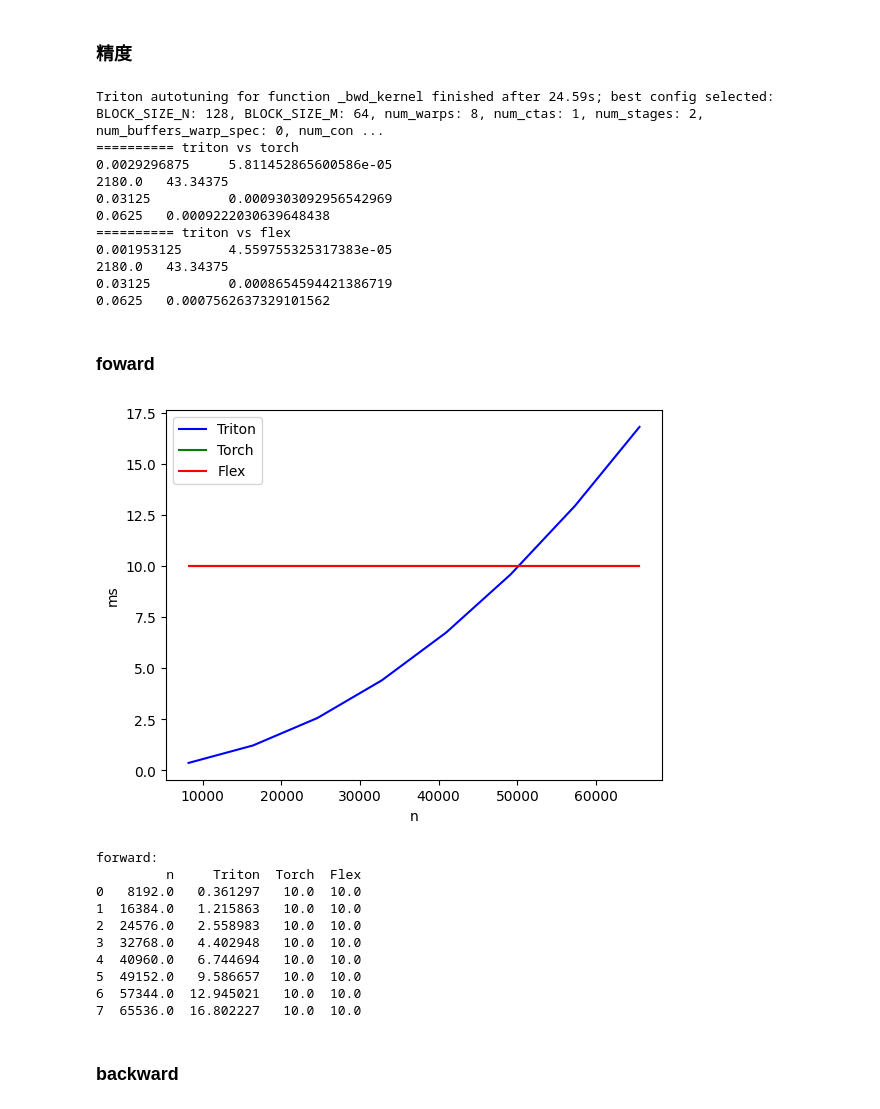
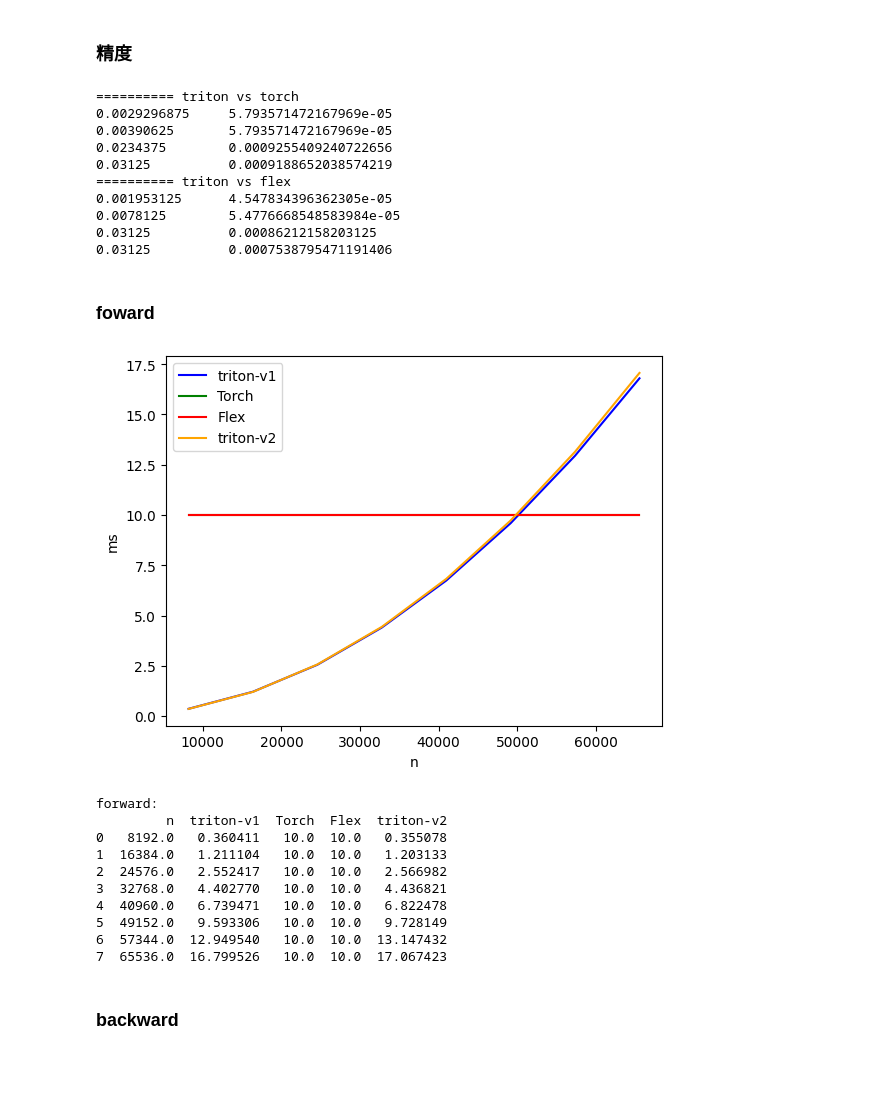
Before and after one commit to mdy666/mdy_triton, a Jupyter notebook: others/nsa_attention/精度和性能测试.ipynb, the cells around one changed output. Cells and saved outputs as stored; diff of their text form; code cells hidden in the pictures; blank space fills up the shorter version.

```diff
--- a/others/nsa_attention/精度和性能测试.ipynb
+++ b/others/nsa_attention/精度和性能测试.ipynb
@@ -196,7 +198,7 @@ cv3 = deepcopy(cv1)
 # %%
 y1 = torch_cmp_attn(q1, ck1, cv1, kernel_size, stride)
 
-y3, lse3 = triton_compress_attn(q3, ck3, cv3, kernel_size, stride)
+y3, lse3 = triton_compress_attn_v1(q3, ck3, cv3, kernel_size, stride)
 
 # dy12不是连续的，dy3要求是连续的
 dy12 = torch.randn_like(y1)
@@ -222,17 +224,16 @@ if math.log2(d).is_integer():
     print((ck2.grad-ck3.grad).abs().max().item(), '\t',(ck2.grad-ck3.grad).abs().mean().item())
     print((cv2.grad-cv3.grad).abs().max().item(), '\t',(cv2.grad-cv3.grad).abs().mean().item())
 # %% [output]
-Triton autotuning for function _bwd_kernel finished after 24.59s; best config selected: BLOCK_SIZE_N: 128, BLOCK_SIZE_M: 64, num_warps: 8, num_ctas: 1, num_stages: 2, num_buffers_warp_spec: 0, num_con ...
 ========== triton vs torch
-0.0029296875     5.811452865600586e-05
-2180.0   43.34375
-0.03125          0.0009303092956542969
-0.0625   0.0009222030639648438
+0.0029296875     5.793571472167969e-05
+0.00390625       5.793571472167969e-05
+0.0234375        0.0009255409240722656
+0.03125          0.0009188652038574219
 ========== triton vs flex
-0.001953125      4.559755325317383e-05
-2180.0   43.34375
-0.03125          0.0008654594421386719
-0.0625   0.0007562637329101562
+0.001953125      4.547834396362305e-05
+0.0078125        5.4776668548583984e-05
+0.03125          0.00086212158203125
+0.03125          0.0007538795471191406
 # %% [markdown]
 ### foward
 # %%
@@ -241,51 +242,56 @@ torch.cuda.empty_cache()
     triton.testing.Benchmark(
         x_names=['n'],  # argument names to use as an x-axis for the plot
         x_vals=[8192 * i for i in range(1, 8+1)],  # different possible values for `x_name`
         line_arg='provider',  # argument name whose value corresponds to a different line in the plot
-        line_vals=['triton', 'torch', 'flex'],  # possible values for `line_arg``
+        line_vals=['triton-v1', 'torch', 'flex', 'triton-v2'],  # possible values for `line_arg``
         line_names=[
-            "Triton",
+            "triton-v1",
             "Torch",
             "Flex",
+            "triton-v2",
         ],  # label name for the lines
-        styles=[('blue', '-'), ('green', '-'), ('red', '-')],  # line styles
+        styles=[('blue', '-'), ('green', '-'), ('red', '-'), ('orange', '-')],  # line styles
         ylabel="ms",  # label name for the y-axis
         plot_name="forward",  # name for the plot. Used also as a file name for saving the plot.
         args={'b':1, 'qh':64, 'kh':4, 'd':128, 'vd':128, 'stride':16, 'kernel_size':32},  # values for function arguments not in `x_names` and `y_name`
     ))
 def benchmark(b, qh, kh, n, d, vd, stride, kernel_size, provider):
     device = 'cuda'
     dtype = torch.bfloat16
     num_blocks = (n - kernel_size) // stride + 1
     q = torch.randn(b, n, qh, d, device=device, dtype=dtype)
     ck = torch.randn(b, num_blocks, kh, d, device=device, dtype=dtype)
     cv = torch.randn(b, num_blocks, kh, vd, device=device, dtype=dtype)
     stream = torch.cuda.Stream()
     torch.cuda.set_stream(stream)
     if provider == 'torch':
-        return 10
+        if n > 4096:
+            return 10
         ms = triton.testing.do_bench(lambda: torch_cmp_attn(q, ck, cv, kernel_size, stride))
-    if provider == 'triton':
-        ms = triton.testing.do_bench(lambda: triton_compress_attn(q, ck, cv, kernel_size, stride))
+    if provider == 'triton-v1':
+        ms = triton.testing.do_bench(lambda: triton_compress_attn_v1(q, ck, cv, kernel_size, stride))
     if provider == 'flex':
-        return 10
+        if n > 4096:
+            return 10
         if not math.log2(d).is_integer():
             return 10
         ms = triton.testing.do_bench(lambda: flex_cmp_attn(q, ck, cv, kernel_size, stride))
+    if provider == 'triton-v2':
+        ms = triton.testing.do_bench(lambda: triton_compress_attn_v2(q, ck, cv, kernel_size, stride))
     return ms
 benchmark.run(show_plots=True, print_data=True)
 # %% [output]
-[figure, old version]
+[figure, new version]
 forward:
-         n     Triton  Torch  Flex
-0   8192.0   0.361297   10.0  10.0
-1  16384.0   1.215863   10.0  10.0
-2  24576.0   2.558983   10.0  10.0
-3  32768.0   4.402948   10.0  10.0
-4  40960.0   6.744694   10.0  10.0
-5  49152.0   9.586657   10.0  10.0
-6  57344.0  12.945021   10.0  10.0
-7  65536.0  16.802227   10.0  10.0
+         n  triton-v1  Torch  Flex  triton-v2
+0   8192.0   0.360411   10.0  10.0   0.355078
+1  16384.0   1.211104   10.0  10.0   1.203133
+2  24576.0   2.552417   10.0  10.0   2.566982
+3  32768.0   4.402770   10.0  10.0   4.436821
+4  40960.0   6.739471   10.0  10.0   6.822478
+5  49152.0   9.593306   10.0  10.0   9.728149
+6  57344.0  12.949540   10.0  10.0  13.147432
+7  65536.0  16.799526   10.0  10.0  17.067423
 # %% [markdown]
 ### backward
 # %%
```
Also changed, not shown: parts of 12 cells of this notebook, 12 other files.
